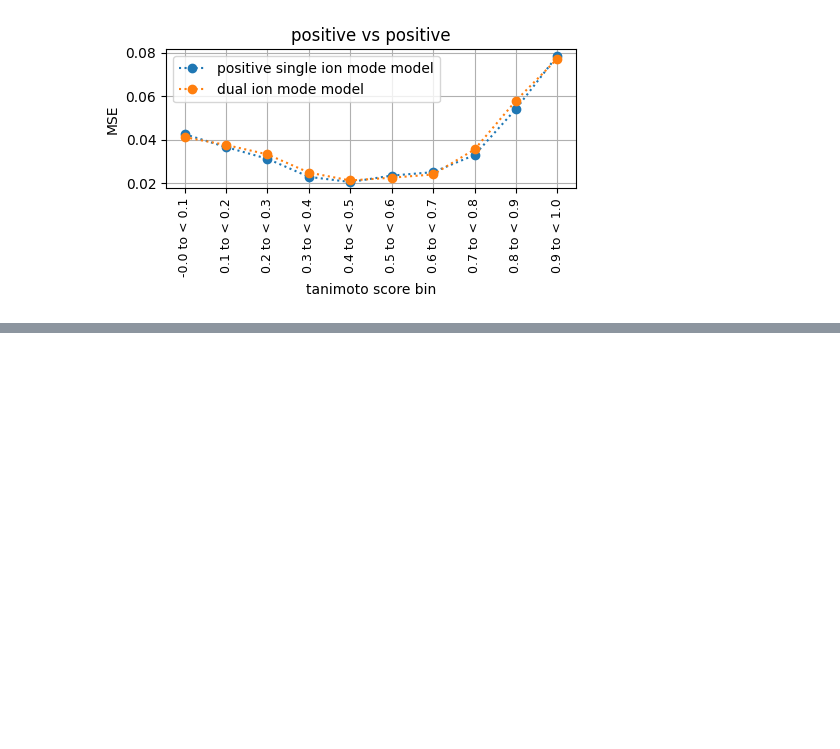
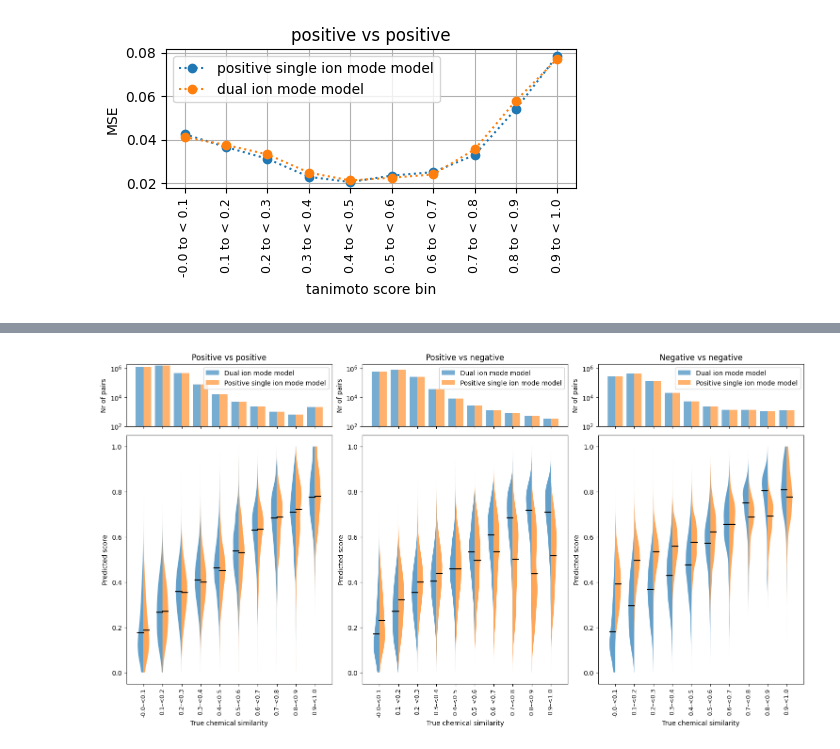
Before and after one commit to matchms/ms2deepscore, a Jupyter notebook: notebooks/model_benchmarking/Comparison_to_single_ion_mode_models.ipynb, the cells around one changed output, grey strips where cells are left out. Saved outputs shown, nothing was run; the diff lists cells and outputs as text; code cells hidden in the pictures; blank space fills up the shorter version.

```diff
--- a/notebooks/model_benchmarking/Comparison_to_single_ion_mode_models.ipynb
+++ b/notebooks/model_benchmarking/Comparison_to_single_ion_mode_models.ipynb
@@ -175,0 +356,6 @@ figure.savefig("./figures_benchmarking/loss_per_bin_pos_pos.svg")
+# %%
+fig = plot_comparison_violinplot_three_panels([dual_ion_mode.pos_vs_pos_scores, dual_ion_mode.pos_vs_neg_scores, dual_ion_mode.neg_vs_neg_scores],
+                                              [scores_pos_model.pos_vs_pos_scores, scores_pos_model.pos_vs_neg_scores, scores_pos_model.neg_vs_neg_scores],
+                                              10)
+# %% [output]
+[figure, added]
```
Also changed, not shown: parts of 12 cells of this notebook.
